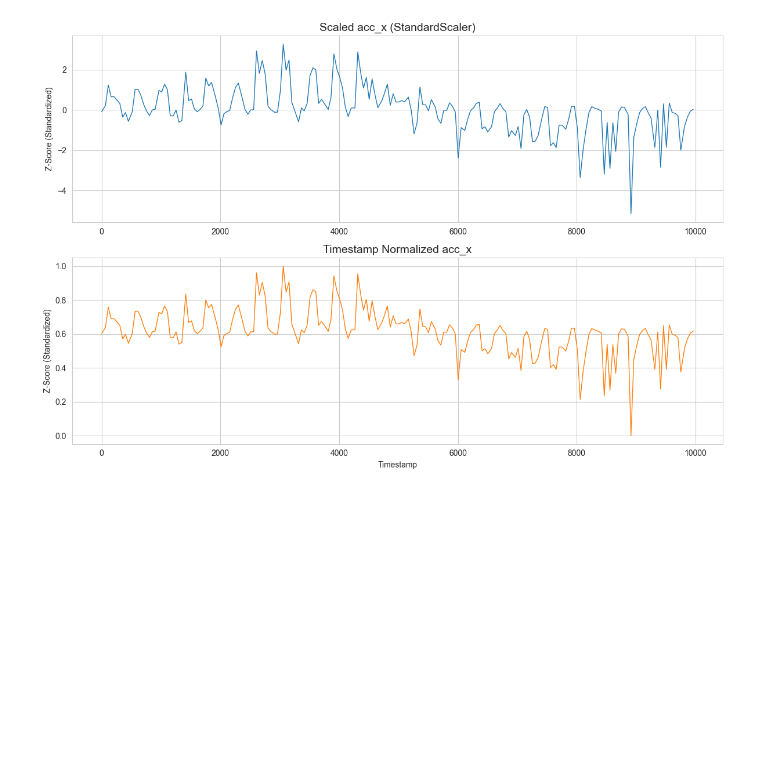
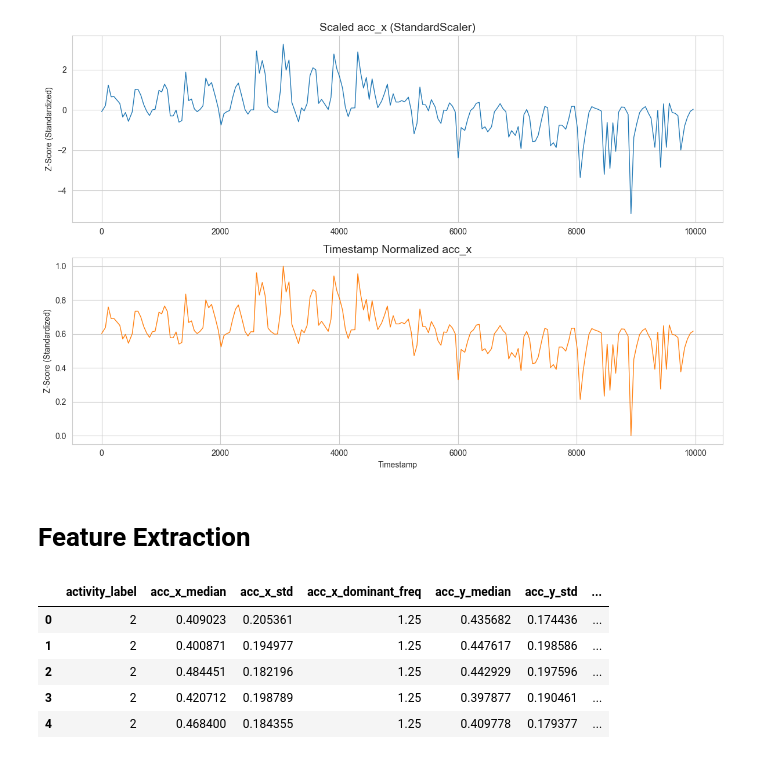
Before and after one commit to ITT-26/assignment-03-activity-recognition-blue-georg-martina, a Jupyter notebook: preprocessing.ipynb, the cells around one changed output. Cells and saved outputs as stored; diff of their text form; code cells hidden in the pictures; blank space fills up the shorter version.

```diff
--- a/preprocessing.ipynb
+++ b/preprocessing.ipynb
@@ -242,3 +242,5 @@ plt.tight_layout()
 plt.show()
 # %% [output]
 [figure]
+# %% [markdown]
+# Feature Extraction
@@ -244,0 +320,14 @@ plt.show()
+# %%
+features_20Hz_hand_df = pd.DataFrame(features_20Hz_hand_dict)
+features_20Hz_pocket_df = pd.DataFrame(features_20Hz_pocket_dict)
+features_100Hz_hand_df = pd.DataFrame(features_100Hz_hand_dict)
+features_100Hz_pocket_df = pd.DataFrame(features_100Hz_pocket_dict)
+# %%
+features_20Hz_hand_df.head()
+# %% [output]
+|  | activity_label | acc_x_median | acc_x_std | acc_x_dominant_freq | acc_y_median | acc_y_std | ... |
+| 0 | 2 | 0.409023 | 0.205361 | 1.25 | 0.435682 | 0.174436 | ... |
+| 1 | 2 | 0.400871 | 0.194977 | 1.25 | 0.447617 | 0.198586 | ... |
+| 2 | 2 | 0.484451 | 0.182196 | 1.25 | 0.442929 | 0.197596 | ... |
+| 3 | 2 | 0.420712 | 0.198789 | 1.25 | 0.397877 | 0.190461 | ... |
+| 4 | 2 | 0.468400 | 0.184355 | 1.25 | 0.409778 | 0.179377 | ... |
```
Also changed, not shown: parts of 5 cells of this notebook, 1 other file.
